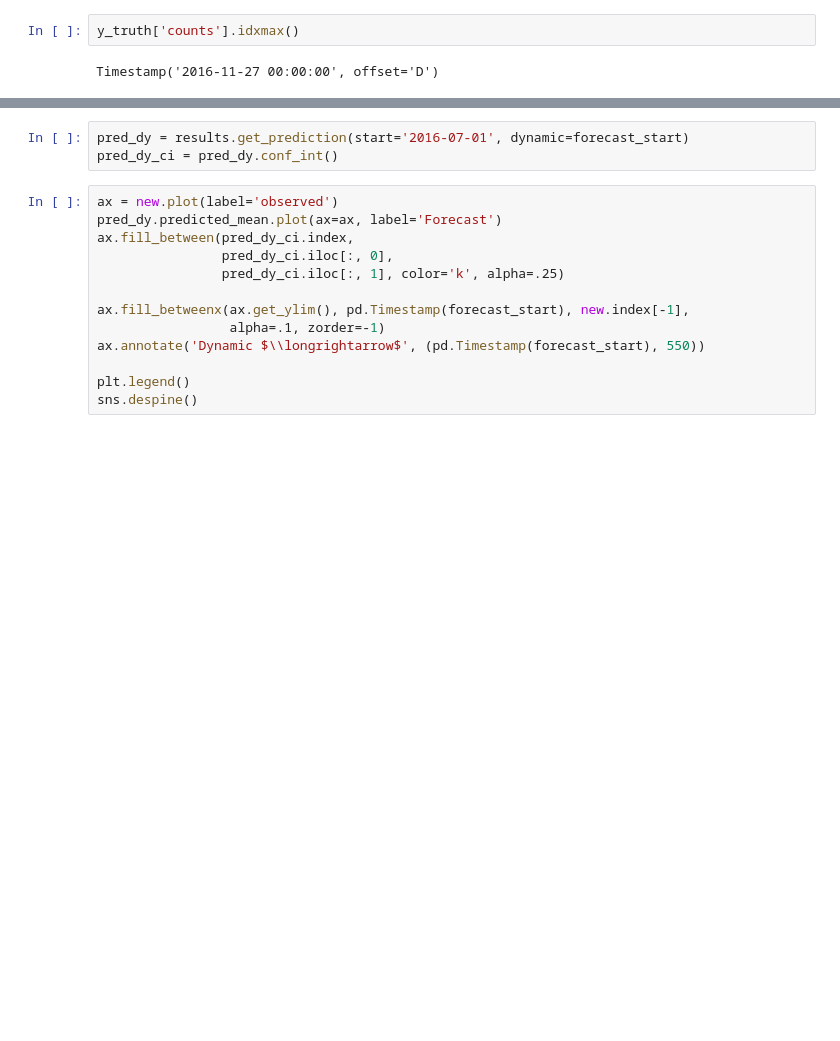
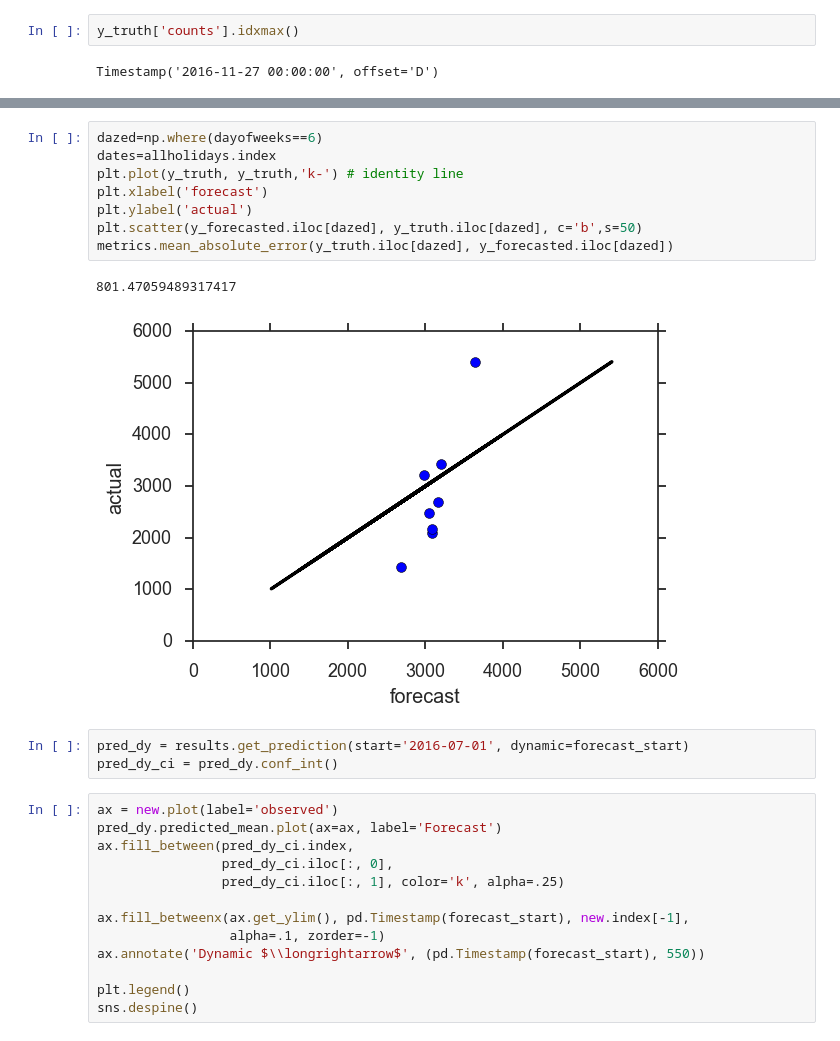
Before and after one commit to jessepisel/random_projects, a Jupyter notebook: PHX timeseries.ipynb, the cells around one changed output, grey strips where cells are left out. Drawn from its saved outputs; the diff is of its cells as text; blank space fills up the shorter version.

```diff
--- a/PHX timeseries.ipynb
+++ b/PHX timeseries.ipynb
@@ -200,3 +187,14 @@ plt.scatter(y_forecasted.loc[dates], y_truth.loc[dates], c='k')
+# %%
+dazed=np.where(dayofweeks==6)
+dates=allholidays.index
+plt.plot(y_truth, y_truth,'k-') # identity line
+plt.xlabel('forecast')
+plt.ylabel('actual')
+plt.scatter(y_forecasted.iloc[dazed], y_truth.iloc[dazed], c='b',s=50)
+metrics.mean_absolute_error(y_truth.iloc[dazed], y_forecasted.iloc[dazed])
+# %% [output]
+801.47059489317417
+[figure, added]
 # %%
 pred_dy = results.get_prediction(start='2016-07-01', dynamic=forecast_start)
 pred_dy_ci = pred_dy.conf_int()
```
Also changed, not shown: parts of 12 cells of this notebook.
